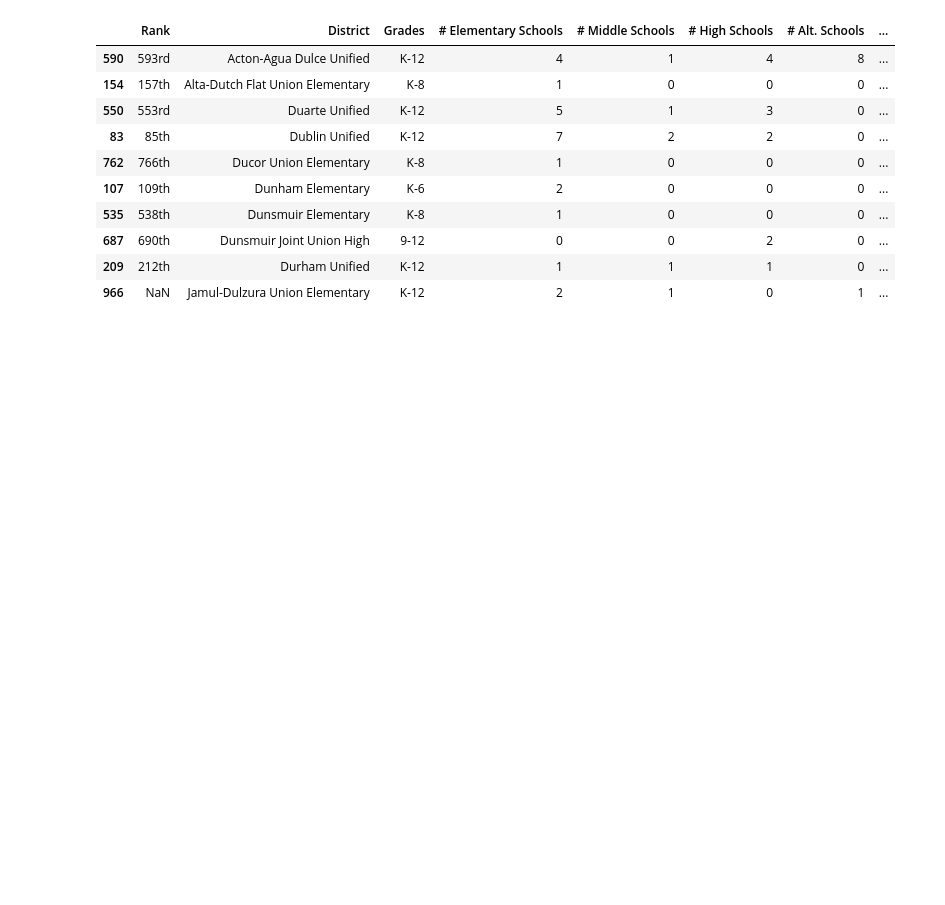
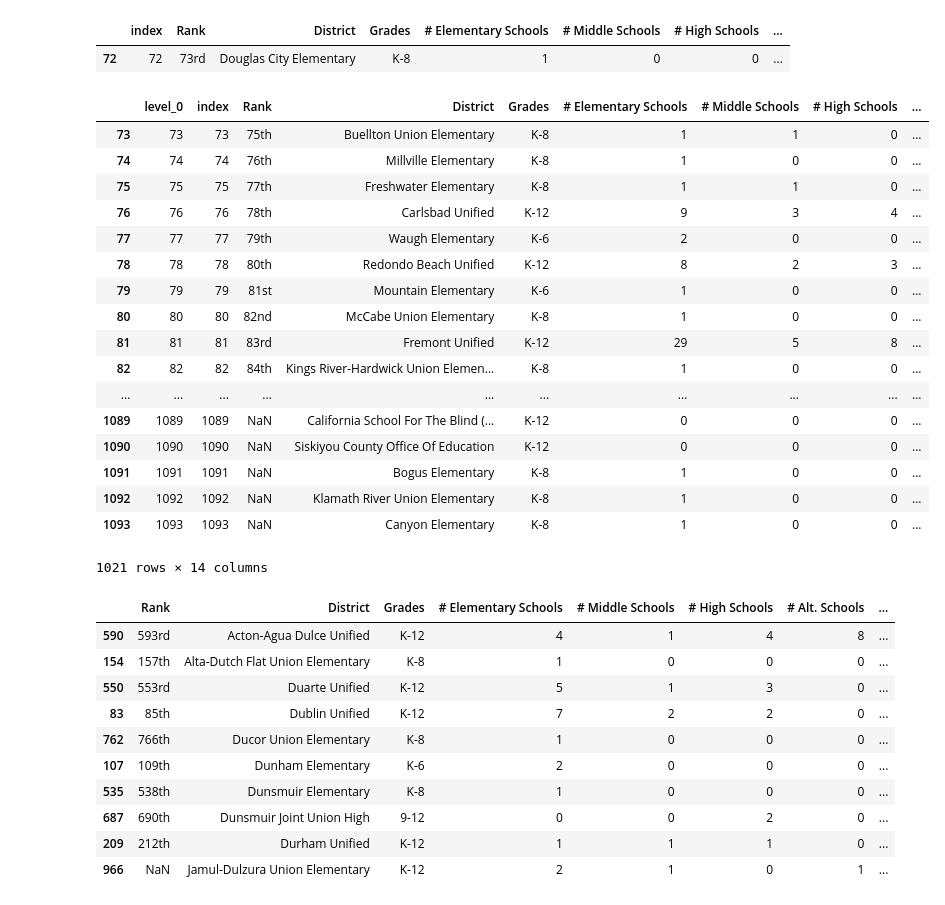
Before and after one commit to SUSA-org/HousingCrisisAPP, a Jupyter notebook: concat_education_data.ipynb, the cells around one changed output. Drawn from its saved outputs; the diff is of its cells as text; code cells hidden in the pictures; blank space fills up the shorter version.

```diff
--- a/concat_education_data.ipynb
+++ b/concat_education_data.ipynb
@@ -23,0 +53,3 @@ district.head()
+# %%
+district_temp = district.reset_index()
+district_temp.head()
@@ -24,3 +65,29 @@ district.head()
+# %%
+district[district["rank"] == 73]
+# %% [output]
+|  | index | Rank | District | Grades | # Elementary Schools | # Middle Schools | # High Schools | ... |
+| 72 | 72 | 73rd | Douglas City Elementary | K-8 | 1 | 0 | 0 | ... |
+# %%
+district_temp[(district_temp["rank"] - district_temp["index"]) != 1]
+# %% [output]
+|  | level_0 | index | Rank | District | Grades | # Elementary Schools | # Middle Schools | # High Schools | ... |
+| 73 | 73 | 73 | 75th | Buellton Union Elementary | K-8 | 1 | 1 | 0 | ... |
+| 74 | 74 | 74 | 76th | Millville Elementary | K-8 | 1 | 0 | 0 | ... |
+| 75 | 75 | 75 | 77th | Freshwater Elementary | K-8 | 1 | 1 | 0 | ... |
+| 76 | 76 | 76 | 78th | Carlsbad Unified | K-12 | 9 | 3 | 4 | ... |
+| 77 | 77 | 77 | 79th | Waugh Elementary | K-6 | 2 | 0 | 0 | ... |
+| 78 | 78 | 78 | 80th | Redondo Beach Unified | K-12 | 8 | 2 | 3 | ... |
+| 79 | 79 | 79 | 81st | Mountain Elementary | K-6 | 1 | 0 | 0 | ... |
+| 80 | 80 | 80 | 82nd | McCabe Union Elementary | K-8 | 1 | 0 | 0 | ... |
+| 81 | 81 | 81 | 83rd | Fremont Unified | K-12 | 29 | 5 | 8 | ... |
+| 82 | 82 | 82 | 84th | Kings River-Hardwick Union Elemen... | K-8 | 1 | 0 | 0 | ... |
+| ... | ... | ... | ... | ... | ... | ... | ... | ... | ... |
+| 1089 | 1089 | 1089 | NaN | California School For The Blind (... | K-12 | 0 | 0 | 0 | ... |
+| 1090 | 1090 | 1090 | NaN | Siskiyou County Office Of Education | K-12 | 0 | 0 | 0 | ... |
+| 1091 | 1091 | 1091 | NaN | Bogus Elementary | K-8 | 1 | 0 | 0 | ... |
+| 1092 | 1092 | 1092 | NaN | Klamath River Union Elementary | K-8 | 1 | 0 | 0 | ... |
+| 1093 | 1093 | 1093 | NaN | Canyon Elementary | K-8 | 1 | 0 | 0 | ... |
+1021 rows × 14 columns
 # %%
 district[district["District"].apply(lambda k: "Du" in k)].sort_values("District")
 # %% [output]
```
Also changed, not shown: parts of 6 cells of this notebook, 2 other files.
